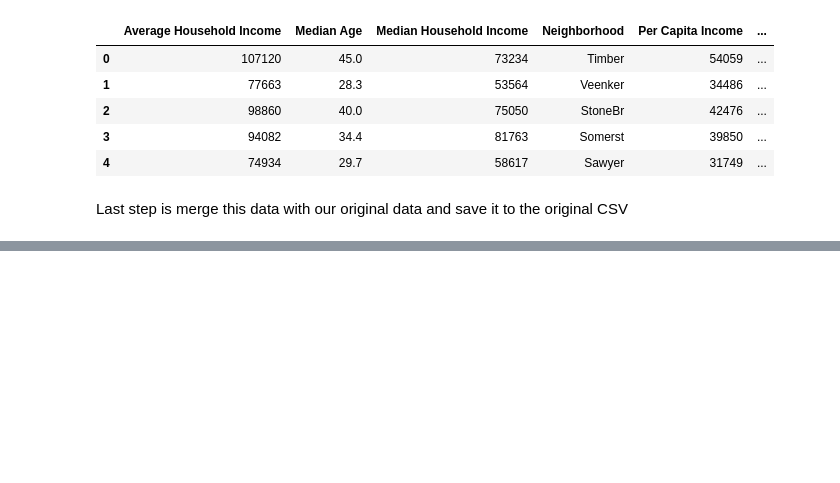
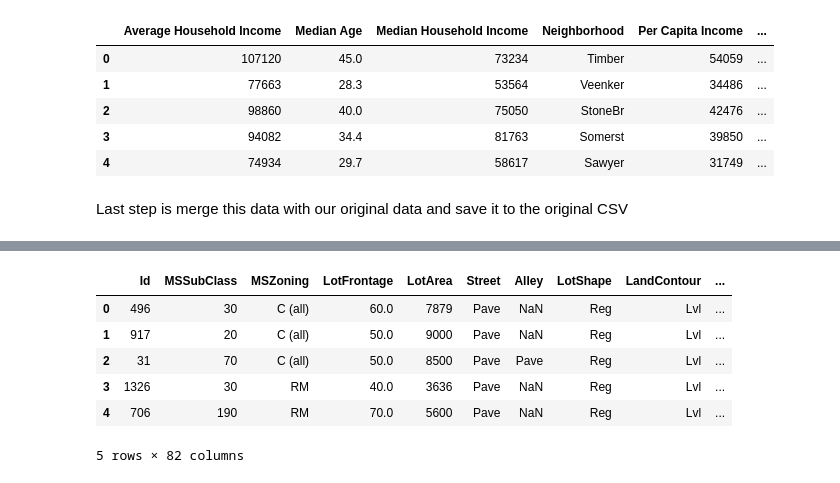
Before and after one commit to aungshumaan/MachineLearning_Housing, a Jupyter notebook: Nacho/GIS Feature Engineering.ipynb, the cells around one changed output, grey strips where cells are left out. Drawn from its saved outputs; the diff is of its cells as text; code cells hidden in the pictures; blank space fills up the shorter version.

```diff
--- a/Nacho/GIS Feature Engineering.ipynb
+++ b/Nacho/GIS Feature Engineering.ipynb
@@ -119,0 +185,25 @@ test_enriched.to_csv('test_enriched.csv')
+# %%
+#Lets add this data to our CSVs
+
+#Merge data and export to our original file for train and test
+train_enriched = train.merge(Neighborhoods_cluster, on='Neighborhood')
+#drop teh extra columns
+train_enriched.drop(['SOURCE_ID','S16_BUS','PCI_CY', 'MEDAGE_CY', 'TOTPOP_CY', 'IS_SEED', 'geometry', 'Unnamed: 0'], inplace=True, axis=1)
+train_enriched = train_enriched.rename(index=str, columns={"CLUSTER_ID": 'GIS Cluster (K-means)'})
+train_enriched.to_csv('train_enriched.csv')
+
+
+test_enriched = test.merge(Neighborhoods_cluster, on='Neighborhood')
+test_enriched.drop(['SOURCE_ID','S16_BUS','PCI_CY', 'MEDAGE_CY', 'TOTPOP_CY', 'IS_SEED', 'geometry', 'Unnamed: 0'], inplace=True, axis=1)
+test_enriched = test_enriched.rename(index=str, columns={"CLUSTER_ID": 'GIS Cluster (K-means)'})
+test_enriched.to_csv('test_enriched.csv')
+
+train_enriched.head()
+# %% [output]
+|  | Id | MSSubClass | MSZoning | LotFrontage | LotArea | Street | Alley | LotShape | LandContour | ... |
+| 0 | 496 | 30 | C (all) | 60.0 | 7879 | Pave | NaN | Reg | Lvl | ... |
+| 1 | 917 | 20 | C (all) | 50.0 | 9000 | Pave | NaN | Reg | Lvl | ... |
+| 2 | 31 | 70 | C (all) | 50.0 | 8500 | Pave | Pave | Reg | Lvl | ... |
+| 3 | 1326 | 30 | RM | 40.0 | 3636 | Pave | NaN | Reg | Lvl | ... |
+| 4 | 706 | 190 | RM | 70.0 | 5600 | Pave | NaN | Reg | Lvl | ... |
+5 rows × 82 columns
```
Also changed, not shown: parts of 11 cells of this notebook, 12 other files.
